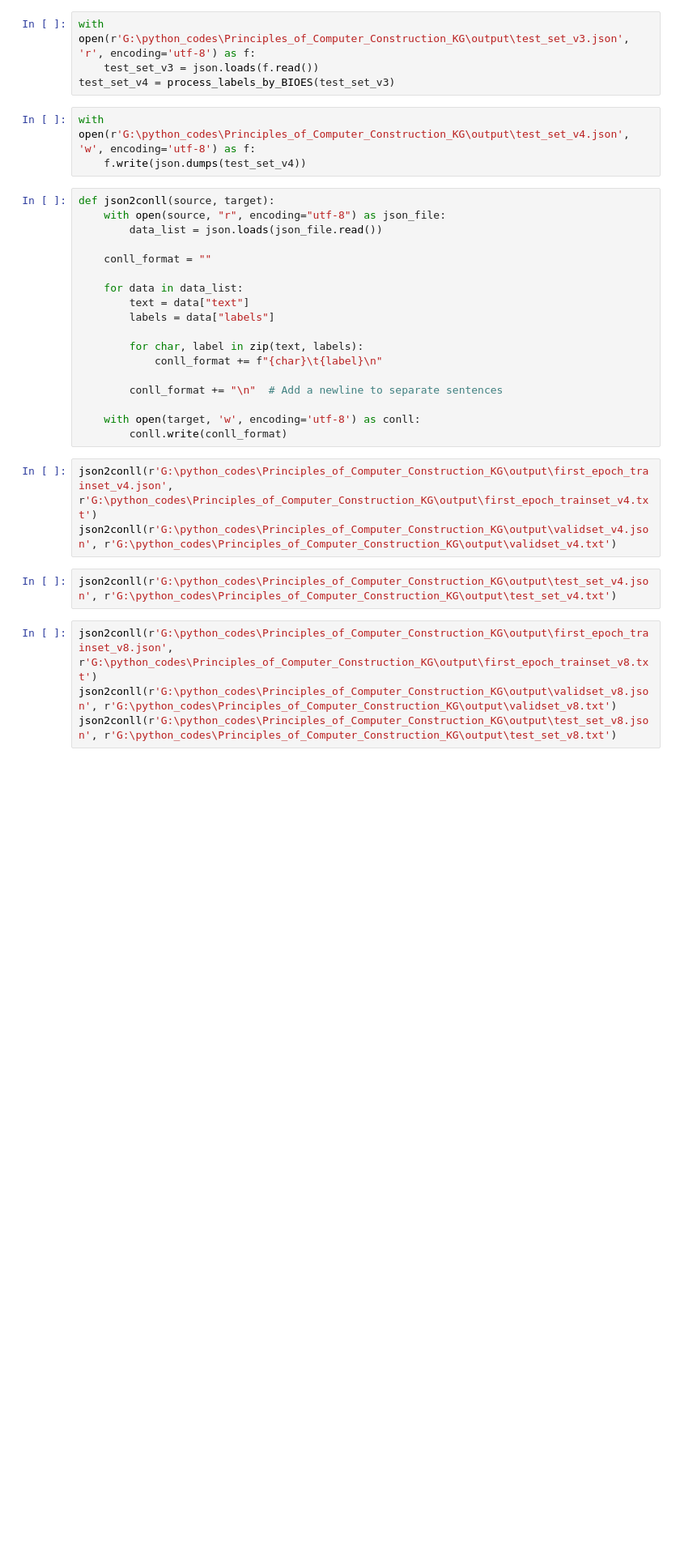
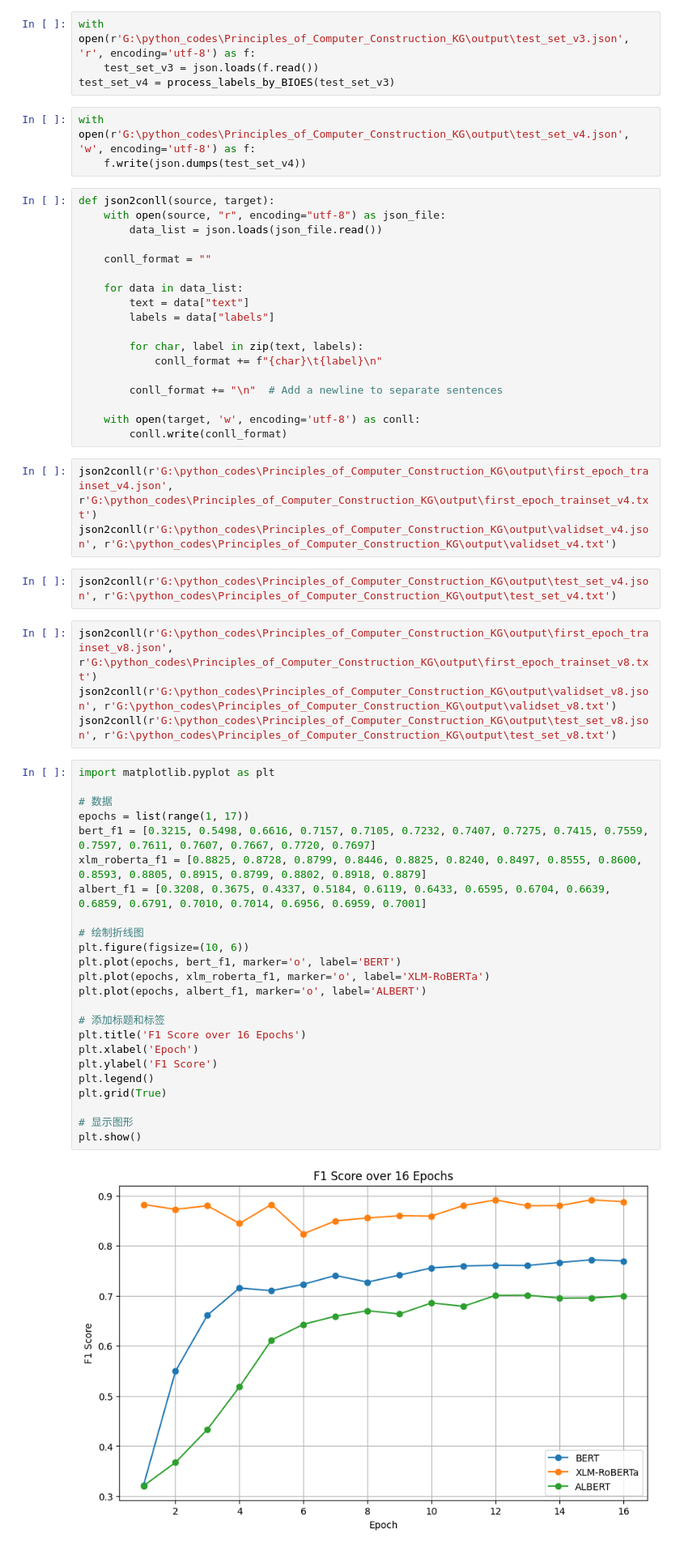
Before and after one commit to KurongTohsaka/Principles_of_Computer_Construction_KG, a Jupyter notebook: process/test2.ipynb, the cells around one changed output. Shown at 81% size. Cells and saved outputs as stored; diff of their text form; blank space fills up the shorter version.

```diff
--- a/process/test2.ipynb
+++ b/process/test2.ipynb
@@ -252,3 +388,29 @@ json2conll(r'G:\python_codes\Principles_of_Computer_Construction_KG\output\test_
 json2conll(r'G:\python_codes\Principles_of_Computer_Construction_KG\output\first_epoch_trainset_v8.json', r'G:\python_codes\Principles_of_Computer_Construction_KG\output\first_epoch_trainset_v8.txt')
 json2conll(r'G:\python_codes\Principles_of_Computer_Construction_KG\output\validset_v8.json', r'G:\python_codes\Principles_of_Computer_Construction_KG\output\validset_v8.txt')
 json2conll(r'G:\python_codes\Principles_of_Computer_Construction_KG\output\test_set_v8.json', r'G:\python_codes\Principles_of_Computer_Construction_KG\output\test_set_v8.txt')
+# %%
+import matplotlib.pyplot as plt
+
+# 数据
+epochs = list(range(1, 17))
+bert_f1 = [0.3215, 0.5498, 0.6616, 0.7157, 0.7105, 0.7232, 0.7407, 0.7275, 0.7415, 0.7559, 0.7597, 0.7611, 0.7607, 0.7667, 0.7720, 0.7697]
+xlm_roberta_f1 = [0.8825, 0.8728, 0.8799, 0.8446, 0.8825, 0.8240, 0.8497, 0.8555, 0.8600, 0.8593, 0.8805, 0.8915, 0.8799, 0.8802, 0.8918, 0.8879]
+albert_f1 = [0.3208, 0.3675, 0.4337, 0.5184, 0.6119, 0.6433, 0.6595, 0.6704, 0.6639, 0.6859, 0.6791, 0.7010, 0.7014, 0.6956, 0.6959, 0.7001]
+
+# 绘制折线图
+plt.figure(figsize=(10, 6))
+plt.plot(epochs, bert_f1, marker='o', label='BERT')
+plt.plot(epochs, xlm_roberta_f1, marker='o', label='XLM-RoBERTa')
+plt.plot(epochs, albert_f1, marker='o', label='ALBERT')
+
+# 添加标题和标签
+plt.title('F1 Score over 16 Epochs')
+plt.xlabel('Epoch')
+plt.ylabel('F1 Score')
+plt.legend()
+plt.grid(True)
+
+# 显示图形
+plt.show()
+# %% [output]
+[figure, added]
```
Also changed, not shown: parts of 11 cells of this notebook, 41 other files.
